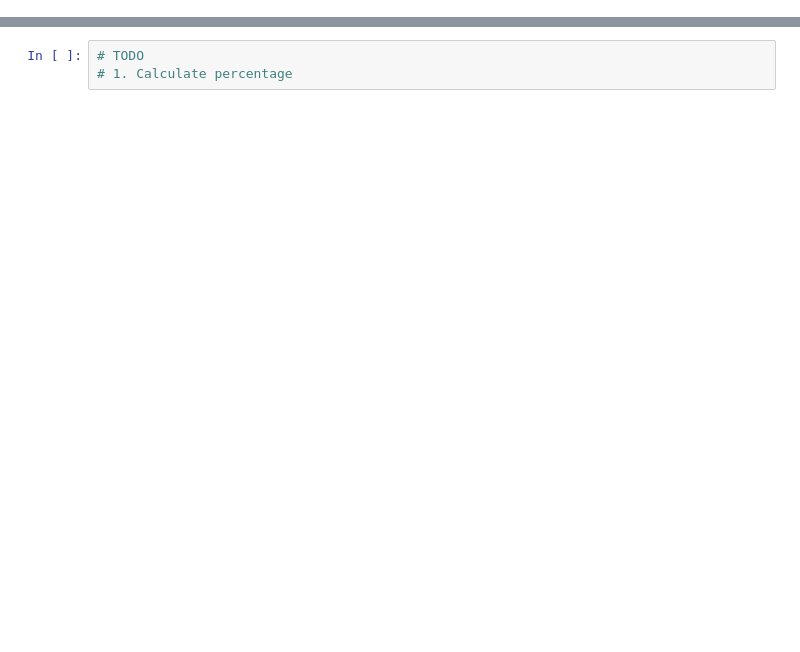
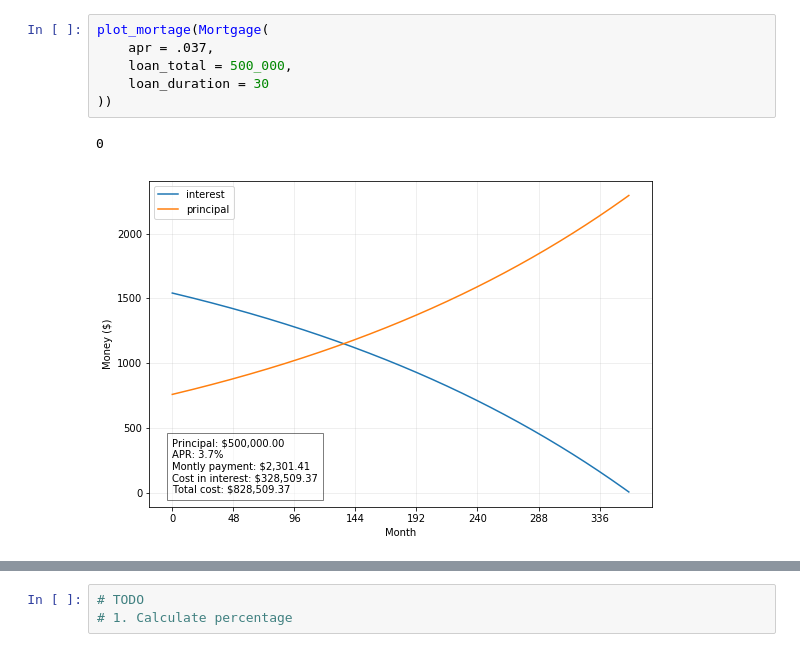
Before and after one commit to rednebmas/mortgage, a Jupyter notebook: Mortgage.ipynb, the cells around one changed output, grey strips where cells are left out. Cells and saved outputs as stored; diff of their text form; blank space fills up the shorter version.

```diff
--- a/Mortgage.ipynb
+++ b/Mortgage.ipynb
@@ -82,0 +73,9 @@ Total: $859,347.56
+# %%
+plot_mortage(Mortgage(
+    apr = .037,
+    loan_total = 500_000,
+    loan_duration = 30
+))
+# %% [output]
+0
+[figure, added]
```
Also changed, not shown: parts of 8 cells of this notebook, 2 other files.
